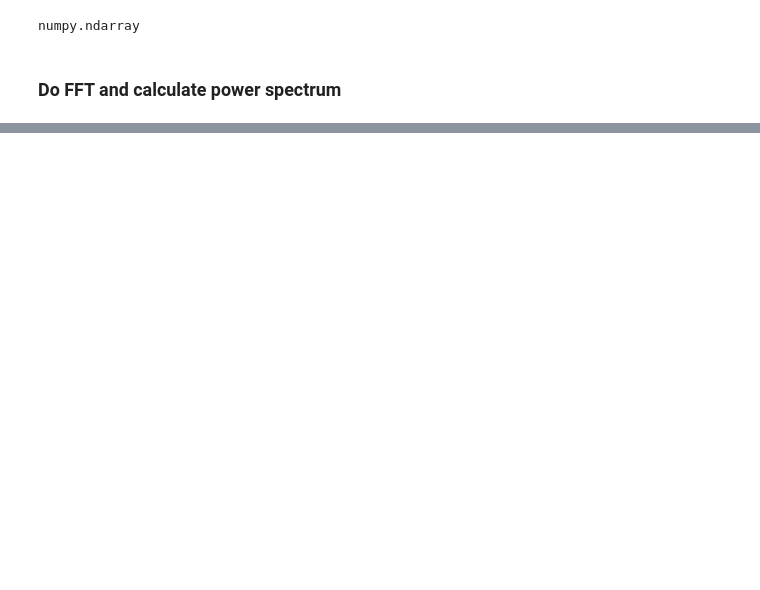
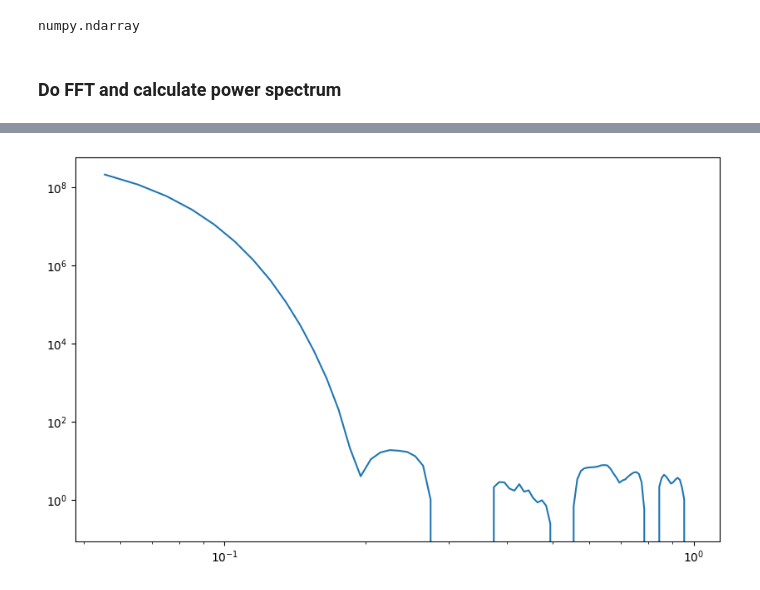
Before and after one commit to HelloGithubC/LSS_python, a Jupyter notebook: cookbook/mesh_fftpower.ipynb, the cells around one changed output, grey strips where cells are left out. Drawn from its saved outputs; the diff is of its cells as text; code cells hidden in the pictures; blank space fills up the shorter version.

```diff
--- a/cookbook/mesh_fftpower.ipynb
+++ b/cookbook/mesh_fftpower.ipynb
@@ -62,0 +62,34 @@ plt.show()
+# %%
+### Another way to do this
+
+ps_3d = deal_ps_3d(
+    mesh.complex_field,
+    ps_3d_kernel=None, # You can use a pre-computed ps_3d kernel here. It will be multiplied by the autocorr ps_3d after deducting shotnoise.
+    ps_3d_factor=boxsize**3, # The factor is used to convert the dimensionless power to dimensionful power.
+    shotnoise=mesh.attrs["shotnoise"], # You need to set the shotnoise here.
+    inplace=True, # Set False if you want to use the mesh.complex_field again. (It will be modified in place)
+    nthreads=10,
+    device_id=-1,
+    c_api=True
+)
+
+fftpower = FFTPower(Nmesh=1024, BoxSize=boxsize, shotnoise=0.0) # Nmesh must be the same as your field(mesh). The shotnoise will load from mesh object.
+power = fftpower.cal_ps_from_3d(
+    mesh.complex_field,
+    kmin=0.05,
+    kmax=1.0,
+    dk=0.01,
+    Nmu=None, # Only be used when mode == "2d" (k-\mu space)
+    k_logarithmic=False, # Set True if your need a logarithmic k space,
+    mode="1d",
+    nthreads=10,
+    c_api=True,
+    test_mode=False, # A flag for debugging. Do not use it in production.
+)
+# %%
+import matplotlib.pyplot as plt
+fig = plt.figure(dpi=100, figsize=(10, 6))
+plt.loglog(power["k"], np.real(power["Pk"]))
+plt.show()
+# %% [output]
+[figure, added]
```
Also changed, not shown: parts of 4 cells of this notebook, 1 other file.
